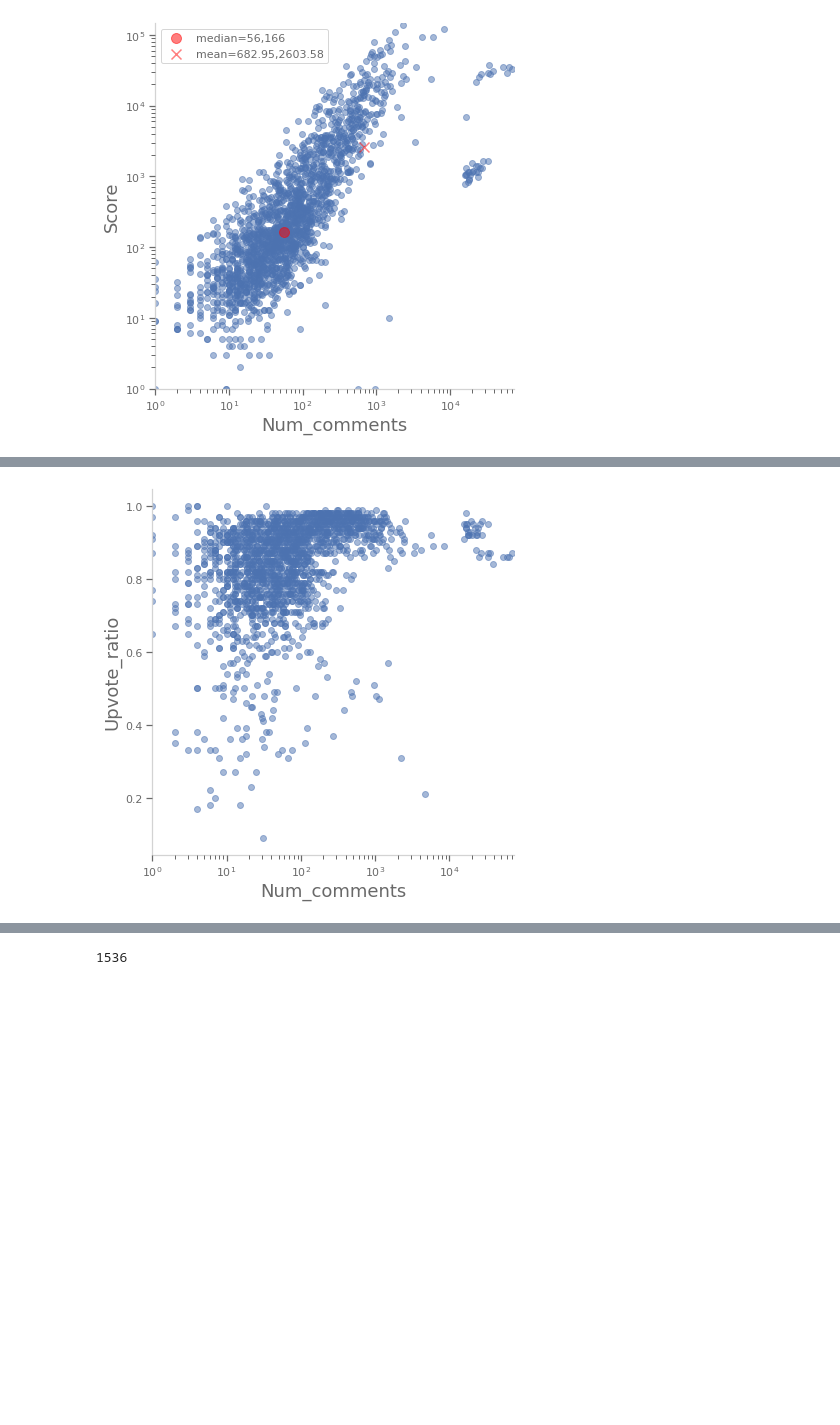
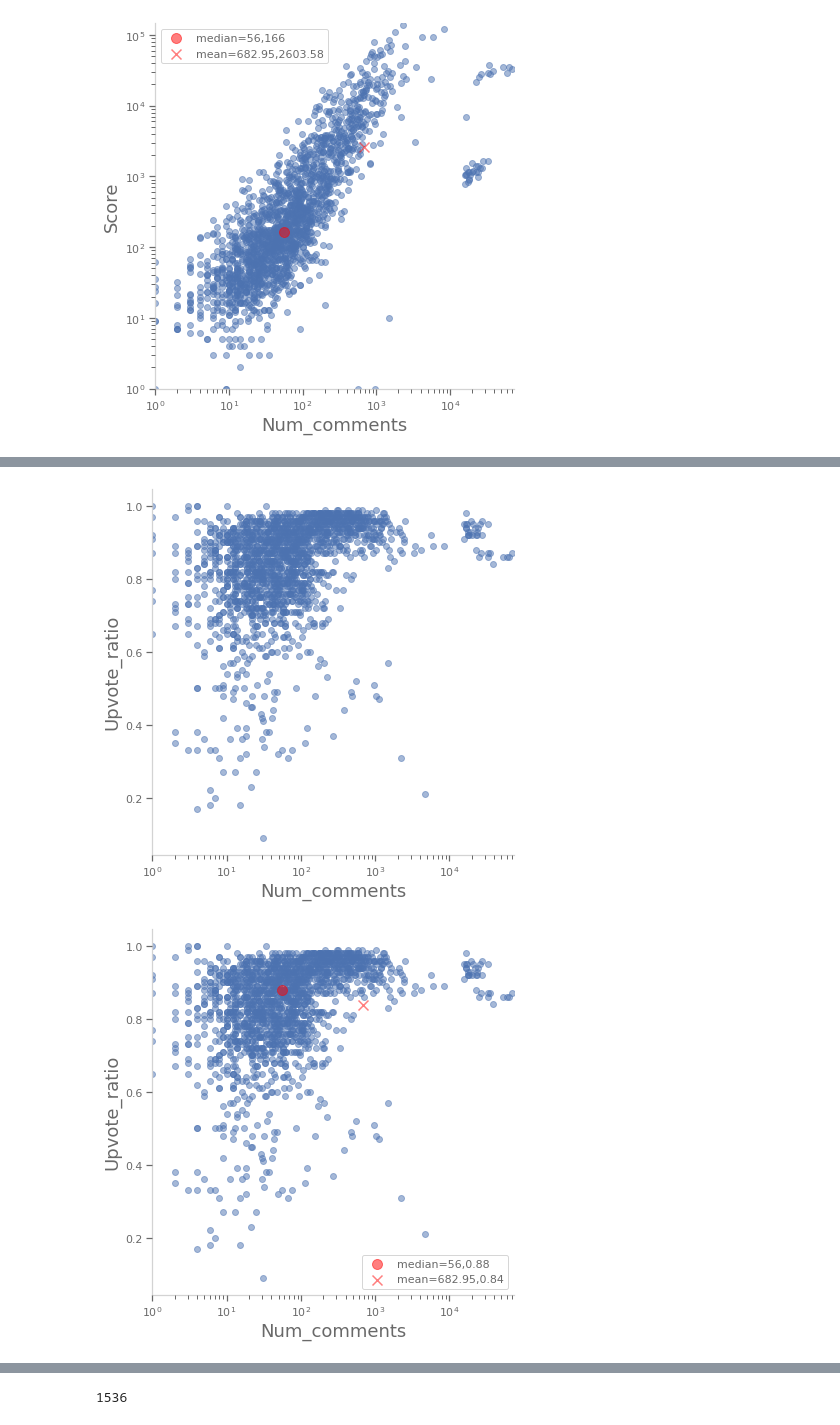
Before and after one commit to AndrewSamaha/WSBAnalysis, a Jupyter notebook: readme-testing.ipynb, the cells around one changed output, grey strips where cells are left out. Cells and saved outputs as stored; diff of their text form; code cells hidden in the pictures; blank space fills up the shorter version.

Commit message:
figure refresh

```diff
--- a/readme-testing.ipynb
+++ b/readme-testing.ipynb
@@ -674,12 +674,14 @@ fig_field_by_field('num_comments','score',logx=True,logy=True,xmin=1,ymin=1,mean
 # %%
 fig_field_by_field('num_comments','upvote_ratio')
 fig_field_by_field('num_comments','upvote_ratio',xmax=5_000,xmin=0)
 fig_field_by_field('num_comments','upvote_ratio',logx=True,xmin=1)
+fig_field_by_field('num_comments','upvote_ratio',logx=True,xmin=1,median=True,mean=True)
 #fig_field_by_field('num_comments','score',xmax=2_000,xmin=0)
 # %% [output]
 [figure]
 [figure]
 [figure]
+[figure, added]
 # %%
 fig_field_by_field('score','upvote_ratio')
 fig_field_by_field('score','upvote_ratio',xmax=4_000,xmin=0)
```
Also changed, not shown: parts of 1 cell of this notebook, 9 other files.
